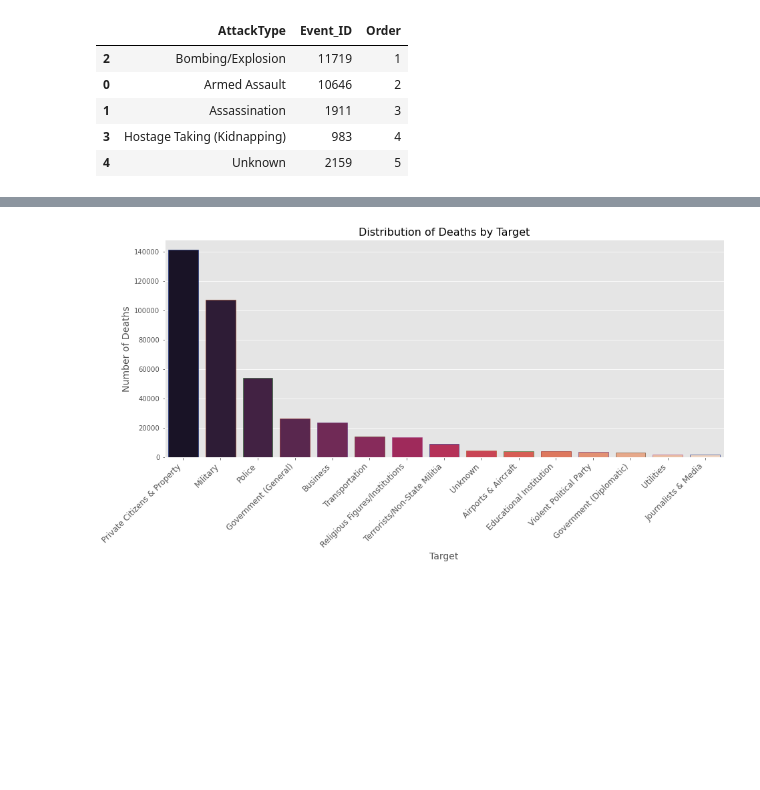
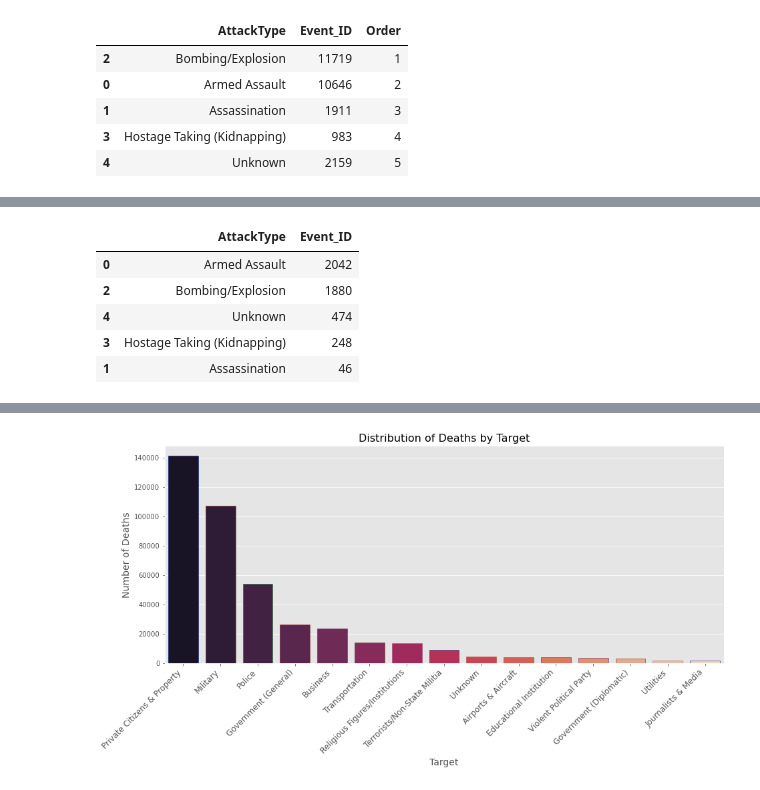
Before and after one commit to gverploeg/Terrorism_Capstone, a Jupyter notebook: notebooks/data_sort_pandas.ipynb, the cells around one changed output, grey strips where cells are left out. Saved outputs shown, nothing was run; the diff lists cells and outputs as text; code cells hidden in the pictures; blank space fills up the shorter version.

```diff
--- a/notebooks/data_sort_pandas.ipynb
+++ b/notebooks/data_sort_pandas.ipynb
@@ -777,5 +822,15 @@ type_16.sort_values('Order')
 | 3 | Hostage Taking (Kidnapping) | 248 | 4 |
 | 4 | Unknown | 474 | 5 |
+# %%
+neep= age_16.groupby('AttackType')['Event_ID'].count().to_frame().drop(type_drops).reset_index().sort_values('Event_ID', ascending=False)
+neep.head()
+# %% [output]
+|  | AttackType | Event_ID |
+| 0 | Armed Assault | 2042 |
+| 2 | Bombing/Explosion | 1880 |
+| 4 | Unknown | 474 |
+| 3 | Hostage Taking (Kidnapping) | 248 |
+| 1 | Assassination | 46 |
 # %%
 type_drops = ['Unarmed Assault', 'Hostage Taking (Barricade Incident)', 'Hijacking', 'Facility/Infrastructure Attack']
 
```
Also changed, not shown: parts of 5 cells of this notebook, 8 other files.
